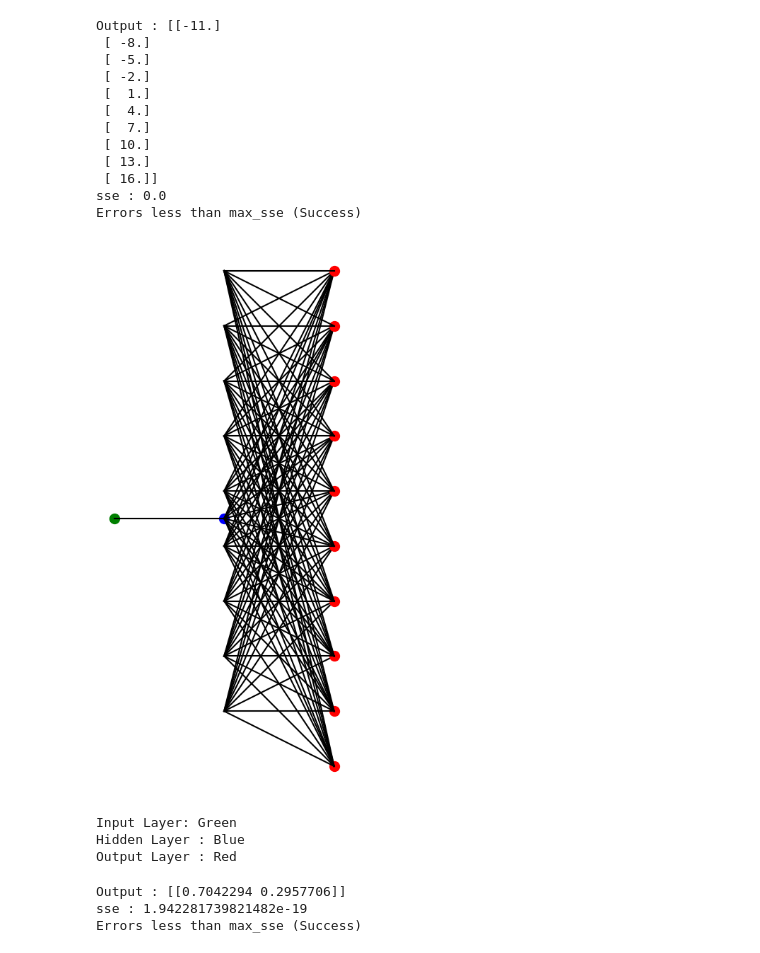
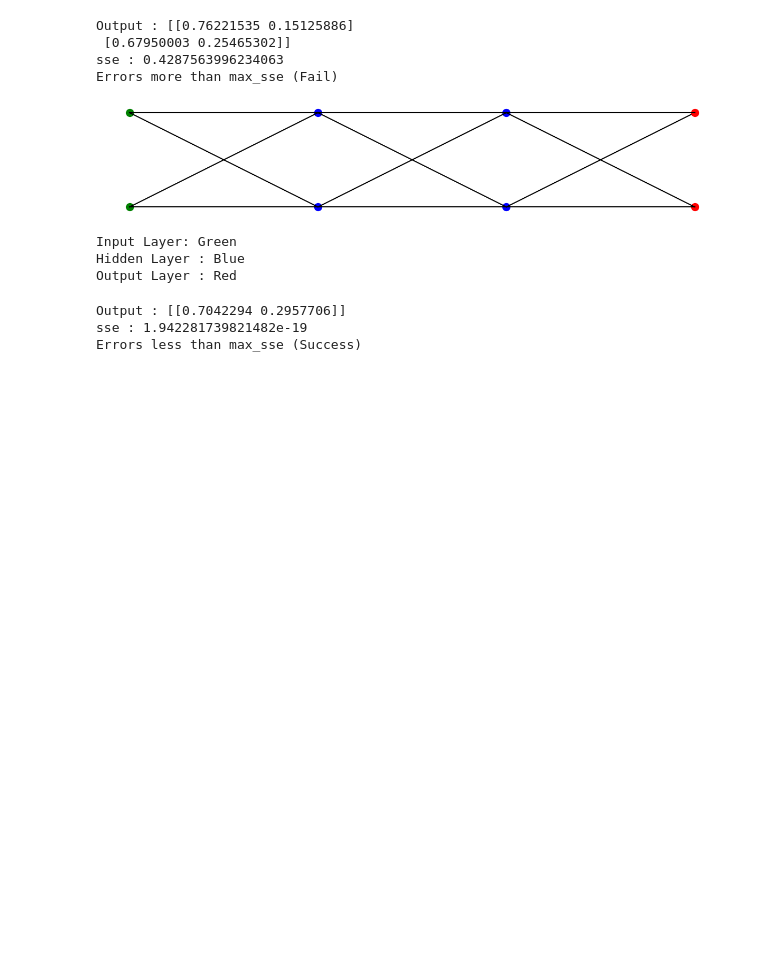
Before and after one commit to Rinaldy-Adin/FFNN-IF3270-Machine-Learning, a Jupyter notebook: Bagian-A/main.ipynb, the cells around one changed output. Saved outputs shown, nothing was run; the diff lists cells and outputs as text; code cells hidden in the pictures; blank space fills up the shorter version.

```diff
--- a/Bagian-A/main.ipynb
+++ b/Bagian-A/main.ipynb
@@ -257,27 +257,19 @@ def load_model(filename: str) -> FFNN:
         model = pickle.load(file)
     return model
 # %%
-ffnn = readfile("models/linear.json")
+ffnn = readfile("models/mlp.json")
 output, sse, success = ffnn.run()
 print(f"Output : {output}")
 print(f"sse : {sse}")
 print("Errors less than max_sse (Success)" if success else "Errors more than max_sse (Fail)")
 
 ffnn.draw_network()
 # %% [output]
-Output : [[-11.]
- [ -8.]
- [ -5.]
- [ -2.]
- [  1.]
- [  4.]
- [  7.]
- [ 10.]
- [ 13.]
- [ 16.]]
-sse : 0.0
-Errors less than max_sse (Success)
+Output : [[0.76221535 0.15125886]
+ [0.67950003 0.25465302]]
+sse : 0.4287563996234063
+Errors more than max_sse (Fail)
-[figure, old version]
+[figure, new version]
 Input Layer: Green
 Hidden Layer : Blue
 Output Layer : Red
```
Also changed, not shown: 3 other files.
